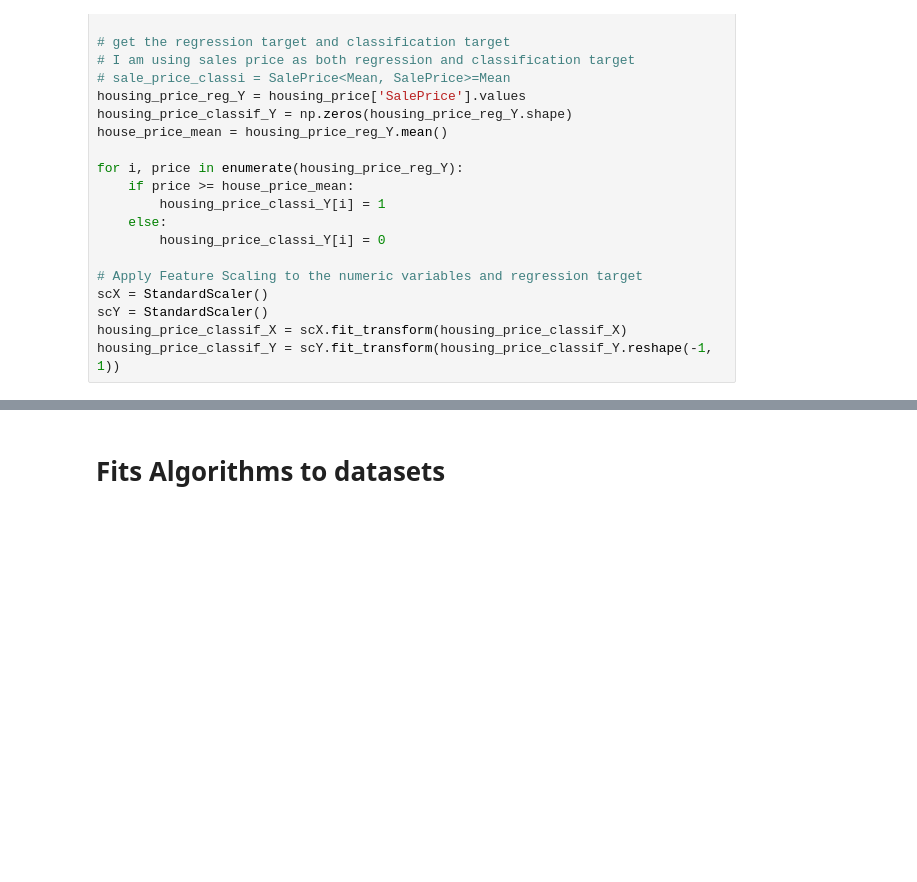
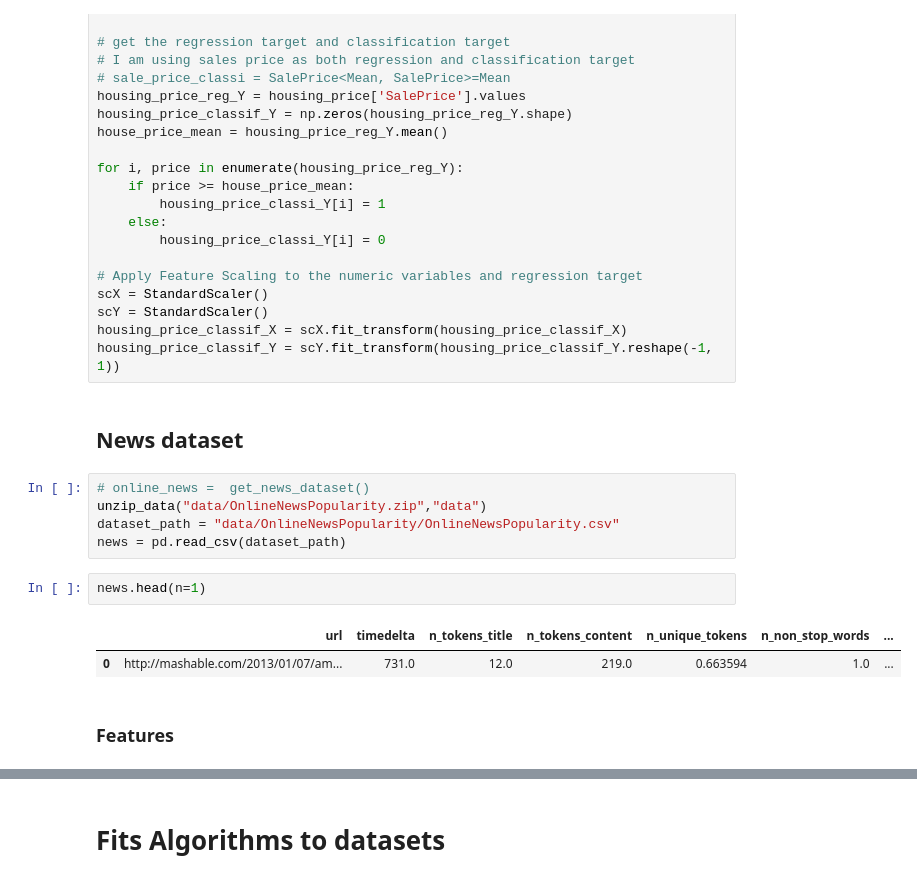
Before and after one commit to Jibinxavier/CS7CS4Machine-Learning, a Jupyter notebook: task1 (performance by dataset size), team_11/task1, team_11, performance by dataset size, source code/task1-census-houseSales.ipynb, the cells around one changed output, grey strips where cells are left out. Saved outputs shown, nothing was run; the diff lists cells and outputs as text; blank space fills up the shorter version.

Commit message:
working with news data

```diff
--- a/task1 (performance by dataset size), team_11/task1, team_11, performance by dataset size, source code/task1-census-houseSales.ipynb
+++ b/task1 (performance by dataset size), team_11/task1, team_11, performance by dataset size, source code/task1-census-houseSales.ipynb
@@ -212,3 +195,17 @@ scX = StandardScaler()
 scY = StandardScaler()
 housing_price_classif_X = scX.fit_transform(housing_price_classif_X)
 housing_price_classif_Y = scY.fit_transform(housing_price_classif_Y.reshape(-1, 1))
+# %% [markdown]
+## News dataset
+# %%
+# online_news =  get_news_dataset()
+unzip_data("data/OnlineNewsPopularity.zip","data")
+dataset_path = "data/OnlineNewsPopularity/OnlineNewsPopularity.csv"
+news = pd.read_csv(dataset_path)
+# %%
+news.head(n=1)
+# %% [output]
+|  | url | timedelta | n_tokens_title | n_tokens_content | n_unique_tokens | n_non_stop_words | ... |
+| 0 | http://mashable.com/2013/01/07/am... | 731.0 | 12.0 | 219.0 | 0.663594 | 1.0 | ... |
+# %% [markdown]
+### Features
```
Also changed, not shown: parts of 11 cells of this notebook, 2 other files.
